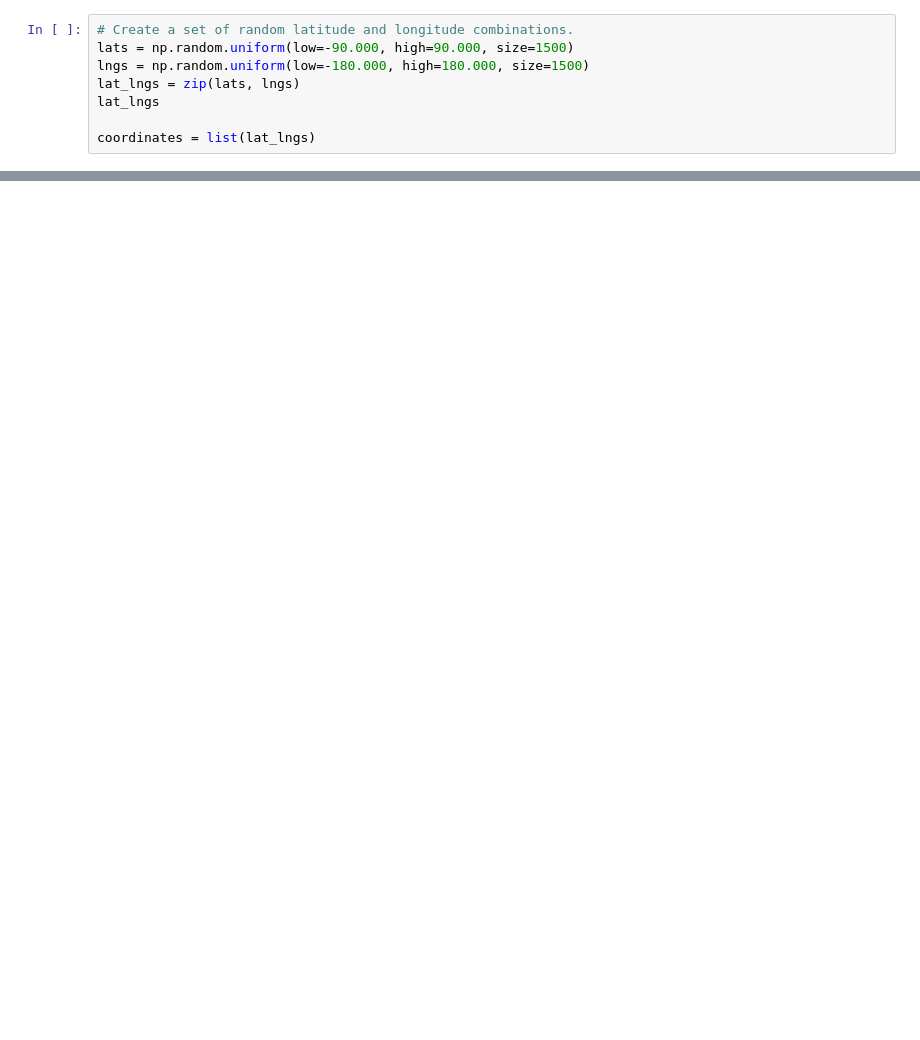
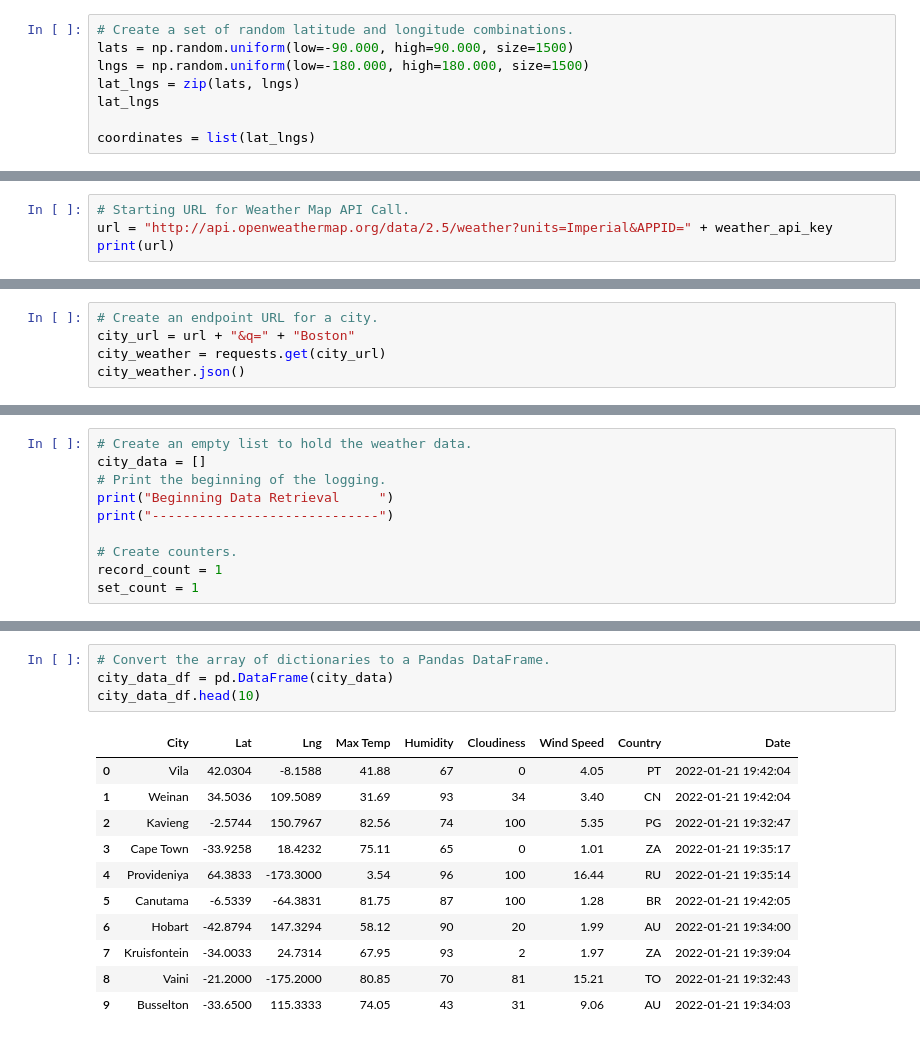
Before and after one commit to davematheny/World_Weather_Analysis, a Jupyter notebook: API_practice.ipynb, the cells around one changed output, grey strips where cells are left out. Saved outputs shown, nothing was run; the diff lists cells and outputs as text; blank space fills up the shorter version.

```diff
--- a/API_practice.ipynb
+++ b/API_practice.ipynb
@@ -73,0 +80,4 @@ len(cities)
+# %%
+# Starting URL for Weather Map API Call.
+url = "http://api.openweathermap.org/data/2.5/weather?units=Imperial&APPID=" + weather_api_key
+print(url)
@@ -73,0 +139,5 @@ len(cities)
+# %%
+# Create an endpoint URL for a city.
+city_url = url + "&q=" + "Boston"
+city_weather = requests.get(city_url)
+city_weather.json()
@@ -73,0 +191,10 @@ len(cities)
+# %%
+# Create an empty list to hold the weather data.
+city_data = []
+# Print the beginning of the logging.
+print("Beginning Data Retrieval     ")
+print("-----------------------------")
+
+# Create counters.
+record_count = 1
+set_count = 1
@@ -73,0 +275,16 @@ len(cities)
+# %%
+# Convert the array of dictionaries to a Pandas DataFrame.
+city_data_df = pd.DataFrame(city_data)
+city_data_df.head(10)
+# %% [output]
+|  | City | Lat | Lng | Max Temp | Humidity | Cloudiness | Wind Speed | Country | Date |
+| 0 | Vila | 42.0304 | -8.1588 | 41.88 | 67 | 0 | 4.05 | PT | 2022-01-21 19:42:04 |
+| 1 | Weinan | 34.5036 | 109.5089 | 31.69 | 93 | 34 | 3.40 | CN | 2022-01-21 19:42:04 |
+| 2 | Kavieng | -2.5744 | 150.7967 | 82.56 | 74 | 100 | 5.35 | PG | 2022-01-21 19:32:47 |
+| 3 | Cape Town | -33.9258 | 18.4232 | 75.11 | 65 | 0 | 1.01 | ZA | 2022-01-21 19:35:17 |
+| 4 | Provideniya | 64.3833 | -173.3000 | 3.54 | 96 | 100 | 16.44 | RU | 2022-01-21 19:35:14 |
+| 5 | Canutama | -6.5339 | -64.3831 | 81.75 | 87 | 100 | 1.28 | BR | 2022-01-21 19:42:05 |
+| 6 | Hobart | -42.8794 | 147.3294 | 58.12 | 90 | 20 | 1.99 | AU | 2022-01-21 19:34:00 |
+| 7 | Kruisfontein | -34.0033 | 24.7314 | 67.95 | 93 | 2 | 1.97 | ZA | 2022-01-21 19:39:04 |
+| 8 | Vaini | -21.2000 | -175.2000 | 80.85 | 70 | 81 | 15.21 | TO | 2022-01-21 19:32:43 |
+| 9 | Busselton | -33.6500 | 115.3333 | 74.05 | 43 | 31 | 9.06 | AU | 2022-01-21 19:34:03 |
```
Also changed, not shown: parts of 21 cells of this notebook, 3 other files.
